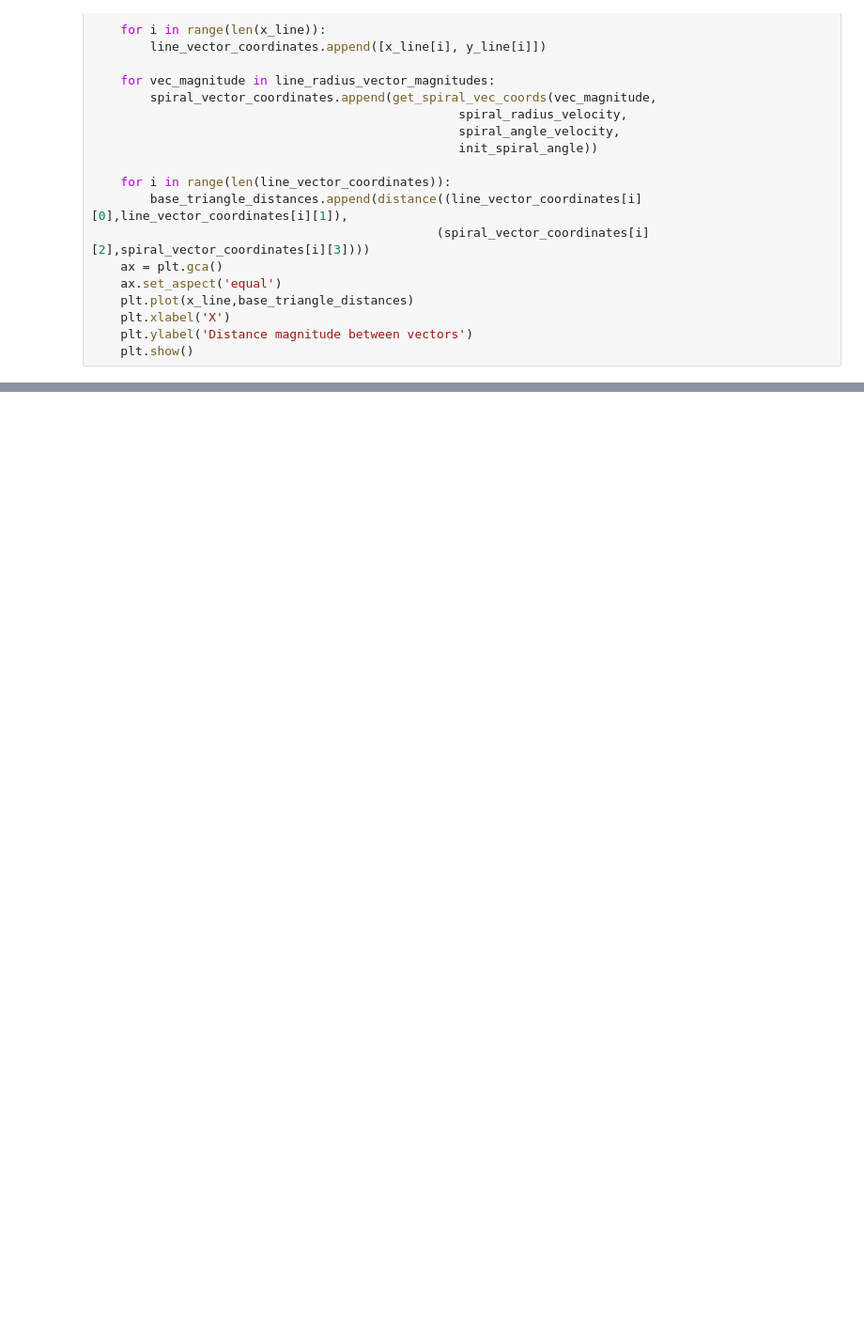
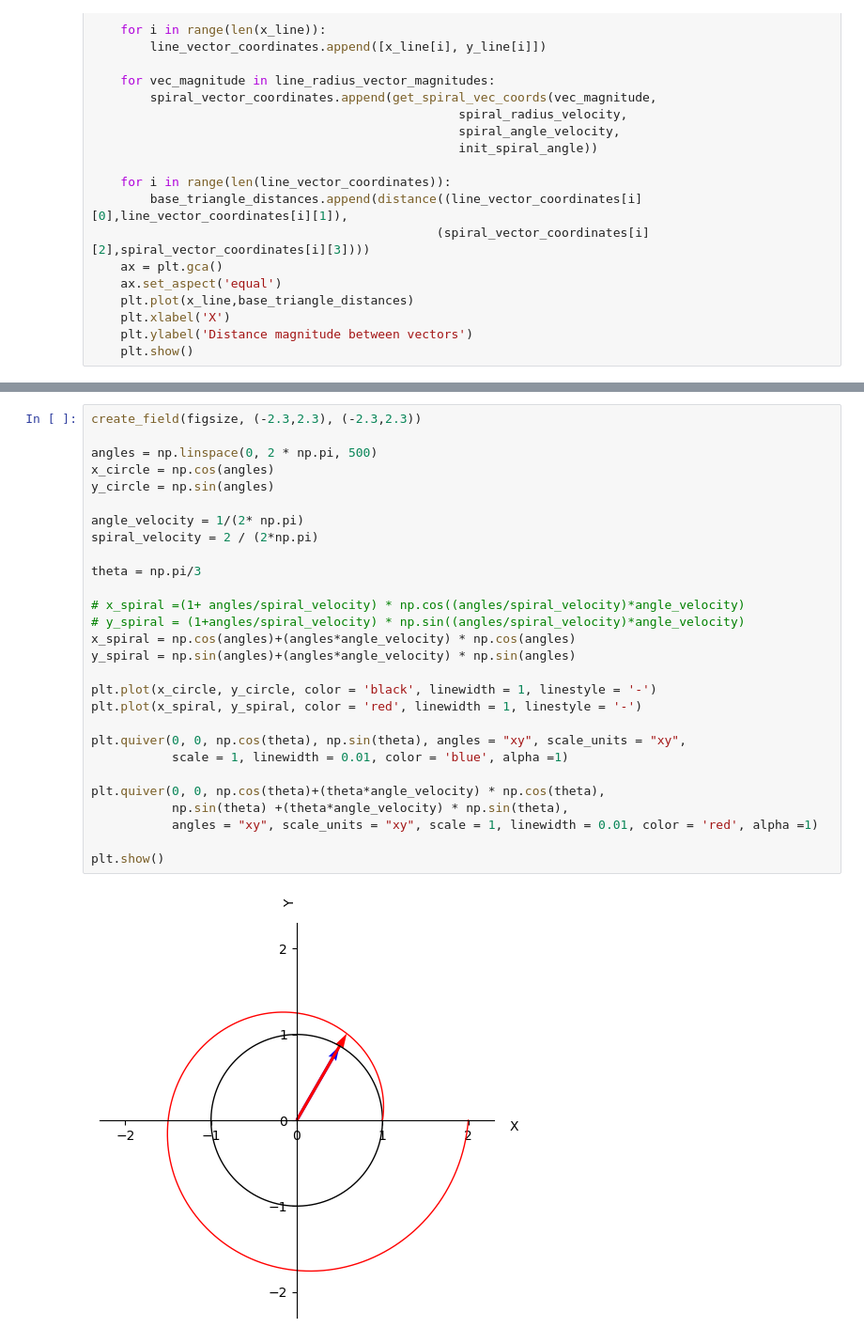
Before and after one commit to Kiril-Lazarov/Intersection-points-between-a-line-and-a-spiral, a Jupyter notebook: Intersection between a line and a spiral.ipynb, the cells around one changed output, grey strips where cells are left out. Shown at 94% size. Cells and saved outputs as stored; diff of their text form; blank space fills up the shorter version.

```diff
--- a/Intersection between a line and a spiral.ipynb
+++ b/Intersection between a line and a spiral.ipynb
@@ -325,0 +373,30 @@ Sin Constant:  1.36869897645844
+# %%
+create_field(figsize, (-2.3,2.3), (-2.3,2.3))
+
+angles = np.linspace(0, 2 * np.pi, 500)
+x_circle = np.cos(angles)
+y_circle = np.sin(angles)
+
+angle_velocity = 1/(2* np.pi)
+spiral_velocity = 2 / (2*np.pi)
+
+theta = np.pi/3
+
+# x_spiral =(1+ angles/spiral_velocity) * np.cos((angles/spiral_velocity)*angle_velocity)
+# y_spiral = (1+angles/spiral_velocity) * np.sin((angles/spiral_velocity)*angle_velocity)
+x_spiral = np.cos(angles)+(angles*angle_velocity) * np.cos(angles)
+y_spiral = np.sin(angles)+(angles*angle_velocity) * np.sin(angles)
+
+plt.plot(x_circle, y_circle, color = 'black', linewidth = 1, linestyle = '-')
+plt.plot(x_spiral, y_spiral, color = 'red', linewidth = 1, linestyle = '-')
+
+plt.quiver(0, 0, np.cos(theta), np.sin(theta), angles = "xy", scale_units = "xy",
+           scale = 1, linewidth = 0.01, color = 'blue', alpha =1)
+
+plt.quiver(0, 0, np.cos(theta)+(theta*angle_velocity) * np.cos(theta),
+           np.sin(theta) +(theta*angle_velocity) * np.sin(theta),
+           angles = "xy", scale_units = "xy", scale = 1, linewidth = 0.01, color = 'red', alpha =1)
+
+plt.show()
+# %% [output]
+[figure, added]
```
Also changed, not shown: parts of 4 cells of this notebook.
